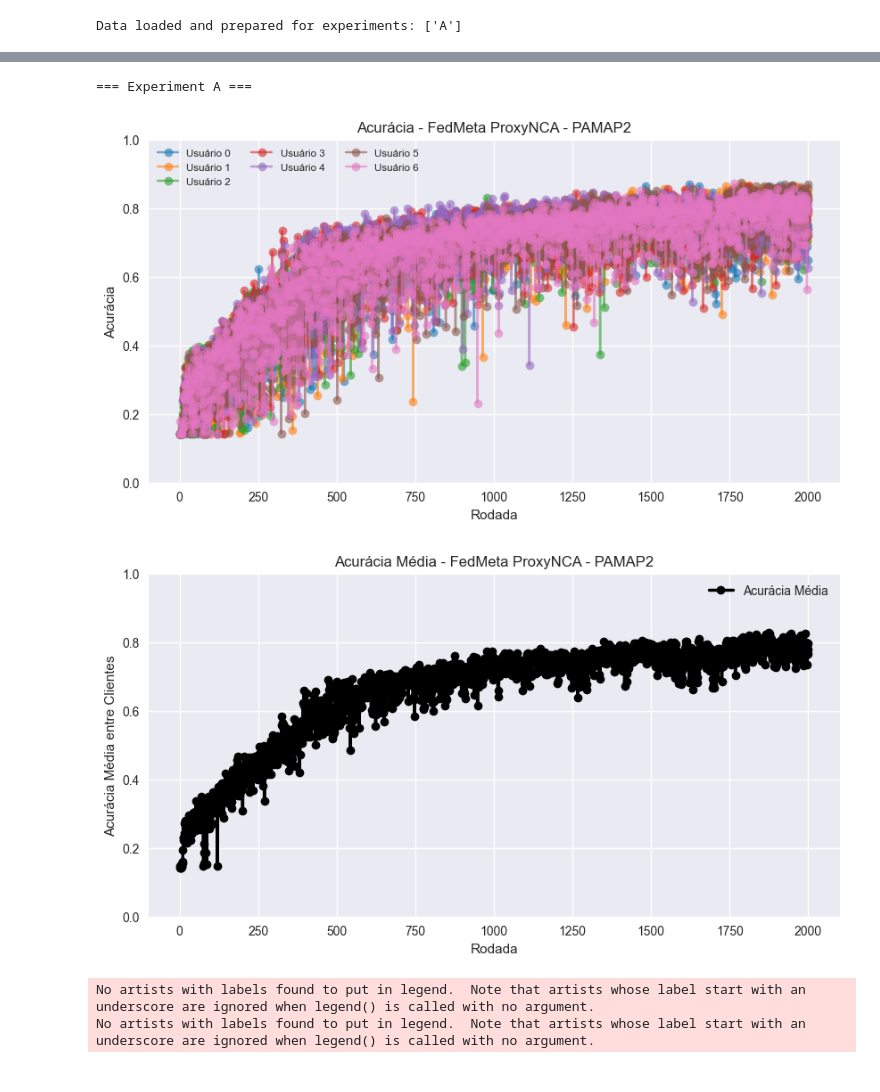
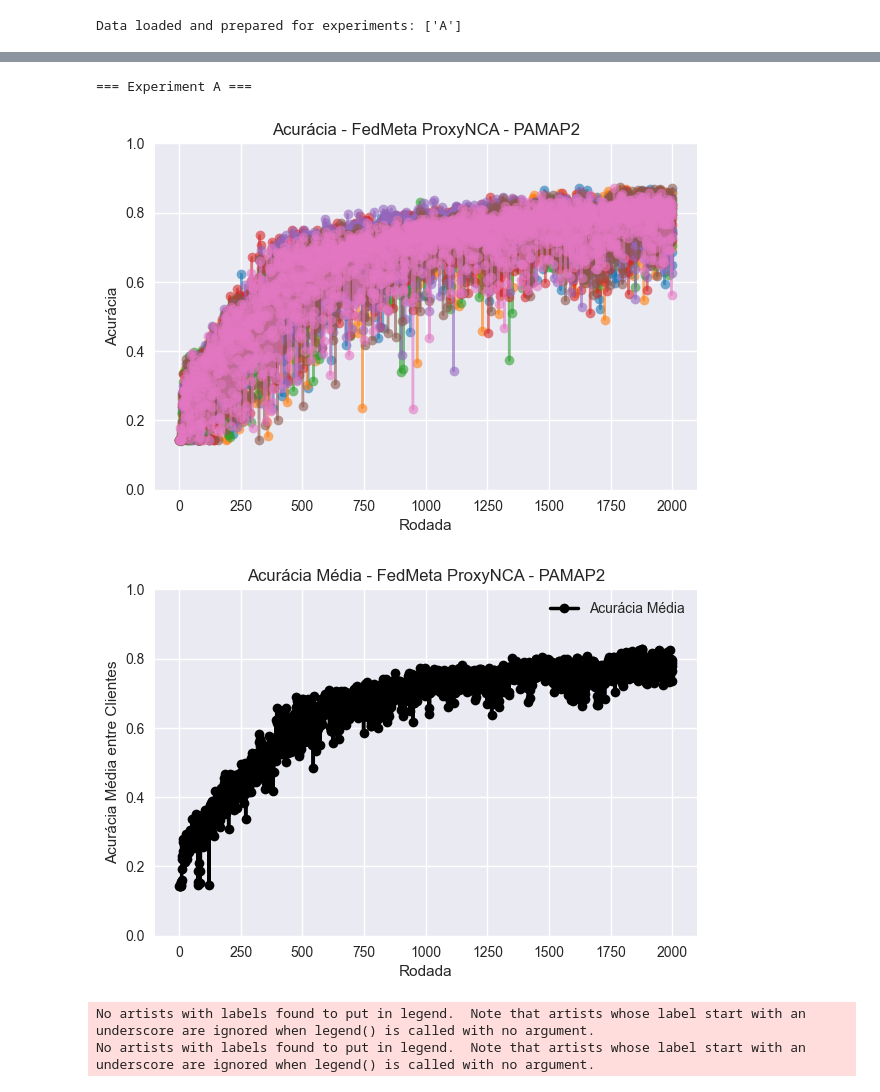
Before and after one commit to TulioPolido/federated_proxy_offset, a Jupyter notebook: Flautim/Federated/ProxyNCA/Results/PAMAP/plot_results_pamap.ipynb, the cells around one changed output, grey strips where cells are left out. Saved outputs shown, nothing was run; the diff lists cells and outputs as text; code cells hidden in the pictures.

```diff
--- a/Flautim/Federated/ProxyNCA/Results/PAMAP/plot_results_pamap.ipynb
+++ b/Flautim/Federated/ProxyNCA/Results/PAMAP/plot_results_pamap.ipynb
@@ -176,7 +176,7 @@ for xp in dfs:
     # -------------------------
     # 1) Plot per-user precisions
     # -------------------------
-    plt.figure(figsize=(10, 5))
+    plt.figure(figsize=(7, 4.5))
     all_losses = []
 
     for i, user in enumerate(users_xp):
@@ -203,8 +203,9 @@ for xp in dfs:
     plt.xlabel('Rodada')
     plt.ylabel('Loss')
     plt.title(f'Loss - FedMeta ProxyNCA - PAMAP2')
-    plt.legend(ncol=3, fontsize='small')
+    #plt.legend(ncol=3, fontsize='small')
     plt.grid(True)
+    plt.savefig(f'fedmeta_proxynca_all_loss_pamap2.png')
     plt.show()
 
 
@@ -221,7 +222,7 @@ for xp in dfs:
 
     avg_loss = df_all.mean(axis=1, skipna=True)
 
-    plt.figure(figsize=(10, 5))
+    plt.figure(figsize=(7, 4.5))
     plt.plot(avg_loss.index.astype(int), avg_loss.values,
              marker='o', color='black', linewidth=2.5, label='Loss Média')
     plt.xlabel('Rodada')
@@ -229,6 +230,7 @@ for xp in dfs:
     plt.title(f'Loss Média - FedMeta ProxyNCA - PAMAP2')
     plt.legend()
     plt.grid(True)
+    plt.savefig(f'fedmeta_proxynca_avg_loss_pamap2.png')
     plt.show()
 # %% [output]
 === Experiment A ===
@@ -245,7 +247,7 @@ for xp in dfs:
     # -------------------------
     # 1) Plot per-user accuracies
     # -------------------------
-    plt.figure(figsize=(10, 5))
+    plt.figure(figsize=(7, 4.5))
     all_accuracies = []  # will store Series: index=epoch, values=accuracy
 
     for i, user in enumerate(users_xp):
@@ -279,42 +281,44 @@ for xp in dfs:
     plt.ylabel('Acurácia')
     plt.ylim(0.0, 1.0)
     plt.title(f'Acurácia - FedMeta ProxyNCA - PAMAP2')
-    plt.legend(ncol=3, fontsize='small')
+    #plt.legend(ncol=3, fontsize='small')
     plt.grid(True)
+    plt.savefig(f'fedmeta_proxynca_all_accuracy_pamap2.png')
     plt.show()
 
     # -------------------------
     # 2) Build matrix and plot average
     # -------------------------
     if not all_accuracies:
         print(f"No TEST_ACC found for any user in {xp}; skipping average plot.")
         continue
 
     # Align into epochs x users matrix (missing -> NaN) and sort by epoch
     df_all = pd.concat(all_accuracies, axis=1)
     # ensure unique column names (strings)
     df_all.columns = [str(c) for c in df_all.columns]
     df_all = df_all.sort_index()
 
 
     # Compute epoch-wise average (ignore NaNs)
     avg_accuracy = df_all.mean(axis=1, skipna=True)
 
     # Plot average
-    plt.figure(figsize=(10, 5))
+    plt.figure(figsize=(7, 4.5))
     plt.plot(avg_accuracy.index.astype(int), avg_accuracy.values,
              marker='o', color='black', linewidth=2.5, label='Acurácia Média')
     plt.xlabel('Rodada')
     plt.ylabel('Acurácia Média entre Clientes')
     plt.ylim(0.0, 1.0)
     plt.title(f'Acurácia Média - FedMeta ProxyNCA - PAMAP2')
     plt.legend()
     plt.grid(True)
+    plt.savefig(f'fedmeta_proxynca_avg_accuracy_pamap2.png')
     plt.show()
 # %% [output]
 === Experiment A ===
-[figure, old version]
+[figure, new version]
-[figure, old version]
+[figure, new version]
 # %%
 plot_flower(avg_accuracy.index.astype(int), avg_accuracy.values, avg_loss.index.astype(int), avg_loss.values, use_ema=True)
 # %% [output]
```
Also changed, not shown: parts of 2 cells of this notebook, 21 other files.
